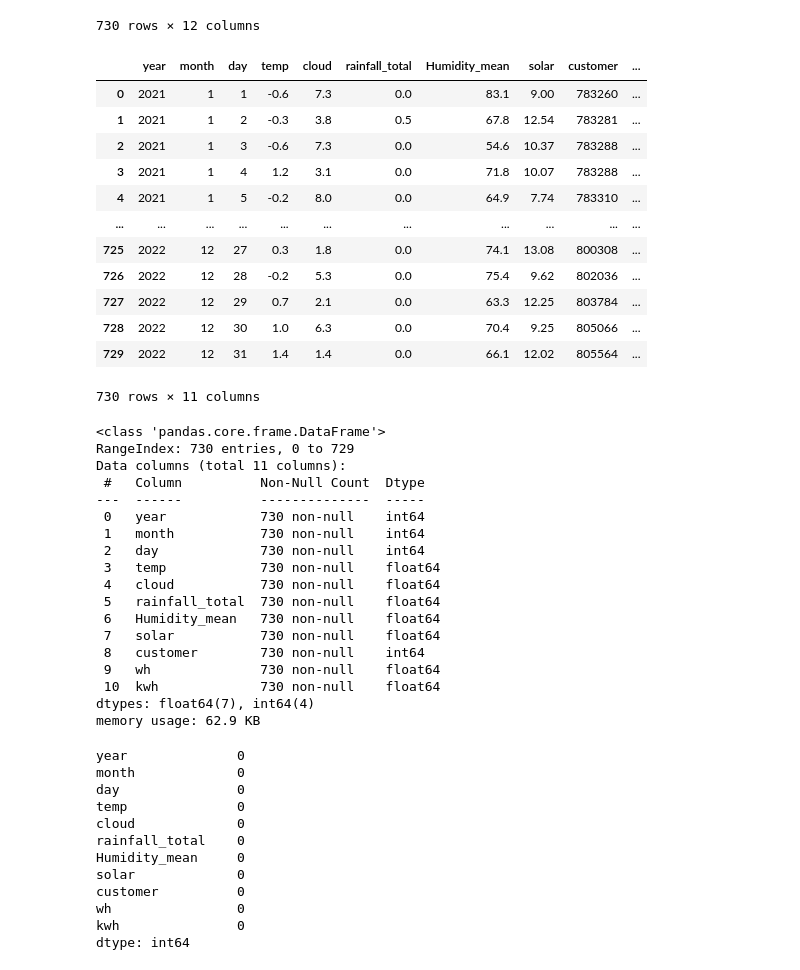
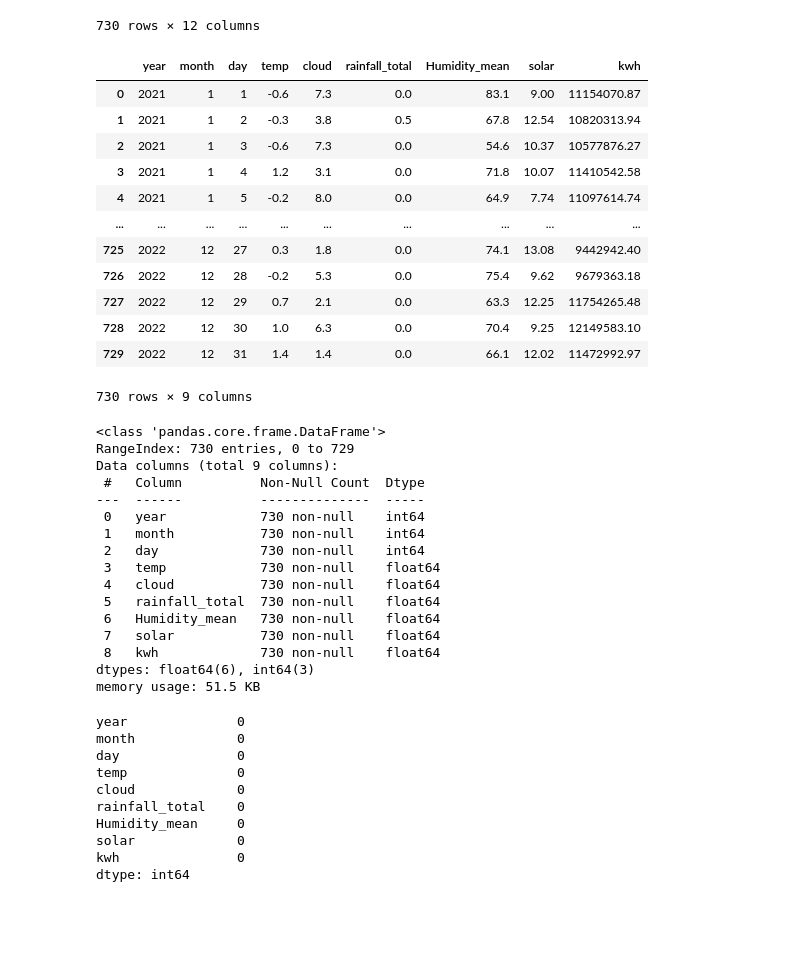
Before and after one commit to ThatHomr/Project_3, a Jupyter notebook: psj_reference/mv2.ipynb, the cells around one changed output. Saved outputs shown, nothing was run; the diff lists cells and outputs as text; code cells hidden in the pictures; blank space fills up the shorter version.

```diff
--- a/psj_reference/mv2.ipynb
+++ b/psj_reference/mv2.ipynb
@@ -24,28 +24,28 @@ day_df
 | 729 | 729 | 2022 | 12 | 31 | 1.4 | 1.4 | 0.0 | 66.1 | 12.02 | ... |
 730 rows × 12 columns
 # %%
-day_df = day_df.drop(columns=['Unnamed: 0'])
+day_df = day_df.drop(columns=['Unnamed: 0', 'customer', 'wh'])
 day_df
 # %% [output]
-|  | year | month | day | temp | cloud | rainfall_total | Humidity_mean | solar | customer | ... |
-| 0 | 2021 | 1 | 1 | -0.6 | 7.3 | 0.0 | 83.1 | 9.00 | 783260 | ... |
-| 1 | 2021 | 1 | 2 | -0.3 | 3.8 | 0.5 | 67.8 | 12.54 | 783281 | ... |
-| 2 | 2021 | 1 | 3 | -0.6 | 7.3 | 0.0 | 54.6 | 10.37 | 783288 | ... |
-| 3 | 2021 | 1 | 4 | 1.2 | 3.1 | 0.0 | 71.8 | 10.07 | 783288 | ... |
-| 4 | 2021 | 1 | 5 | -0.2 | 8.0 | 0.0 | 64.9 | 7.74 | 783310 | ... |
-| ... | ... | ... | ... | ... | ... | ... | ... | ... | ... | ... |
-| 725 | 2022 | 12 | 27 | 0.3 | 1.8 | 0.0 | 74.1 | 13.08 | 800308 | ... |
-| 726 | 2022 | 12 | 28 | -0.2 | 5.3 | 0.0 | 75.4 | 9.62 | 802036 | ... |
-| 727 | 2022 | 12 | 29 | 0.7 | 2.1 | 0.0 | 63.3 | 12.25 | 803784 | ... |
-| 728 | 2022 | 12 | 30 | 1.0 | 6.3 | 0.0 | 70.4 | 9.25 | 805066 | ... |
-| 729 | 2022 | 12 | 31 | 1.4 | 1.4 | 0.0 | 66.1 | 12.02 | 805564 | ... |
+|  | year | month | day | temp | cloud | rainfall_total | Humidity_mean | solar | kwh |
+| 0 | 2021 | 1 | 1 | -0.6 | 7.3 | 0.0 | 83.1 | 9.00 | 11154070.87 |
+| 1 | 2021 | 1 | 2 | -0.3 | 3.8 | 0.5 | 67.8 | 12.54 | 10820313.94 |
+| 2 | 2021 | 1 | 3 | -0.6 | 7.3 | 0.0 | 54.6 | 10.37 | 10577876.27 |
+| 3 | 2021 | 1 | 4 | 1.2 | 3.1 | 0.0 | 71.8 | 10.07 | 11410542.58 |
+| 4 | 2021 | 1 | 5 | -0.2 | 8.0 | 0.0 | 64.9 | 7.74 | 11097614.74 |
+| ... | ... | ... | ... | ... | ... | ... | ... | ... | ... |
+| 725 | 2022 | 12 | 27 | 0.3 | 1.8 | 0.0 | 74.1 | 13.08 | 9442942.40 |
+| 726 | 2022 | 12 | 28 | -0.2 | 5.3 | 0.0 | 75.4 | 9.62 | 9679363.18 |
+| 727 | 2022 | 12 | 29 | 0.7 | 2.1 | 0.0 | 63.3 | 12.25 | 11754265.48 |
+| 728 | 2022 | 12 | 30 | 1.0 | 6.3 | 0.0 | 70.4 | 9.25 | 12149583.10 |
+| 729 | 2022 | 12 | 31 | 1.4 | 1.4 | 0.0 | 66.1 | 12.02 | 11472992.97 |
-730 rows × 11 columns
+730 rows × 9 columns
 # %%
 day_df.info()
 # %% [output]
 <class 'pandas.core.frame.DataFrame'>
 RangeIndex: 730 entries, 0 to 729
-Data columns (total 11 columns):
+Data columns (total 9 columns):
  #   Column          Non-Null Count  Dtype
 ---  ------          --------------  -----
  0   year            730 non-null    int64
@@ -56,11 +56,9 @@ Data columns (total 11 columns):
  5   rainfall_total  730 non-null    float64
  6   Humidity_mean   730 non-null    float64
  7   solar           730 non-null    float64
- 8   customer        730 non-null    int64
- 9   wh              730 non-null    float64
- 10  kwh             730 non-null    float64
-dtypes: float64(7), int64(4)
-memory usage: 62.9 KB
+ 8   kwh             730 non-null    float64
+dtypes: float64(6), int64(3)
+memory usage: 51.5 KB
 # %%
 day_df.isnull().sum()
 # %% [output]
@@ -72,8 +70,6 @@ cloud             0
 rainfall_total    0
 Humidity_mean     0
 solar             0
-customer          0
-wh                0
 kwh               0
 dtype: int64
 # %%
```
Also changed, not shown: parts of 39 cells of this notebook, 5 other files.
